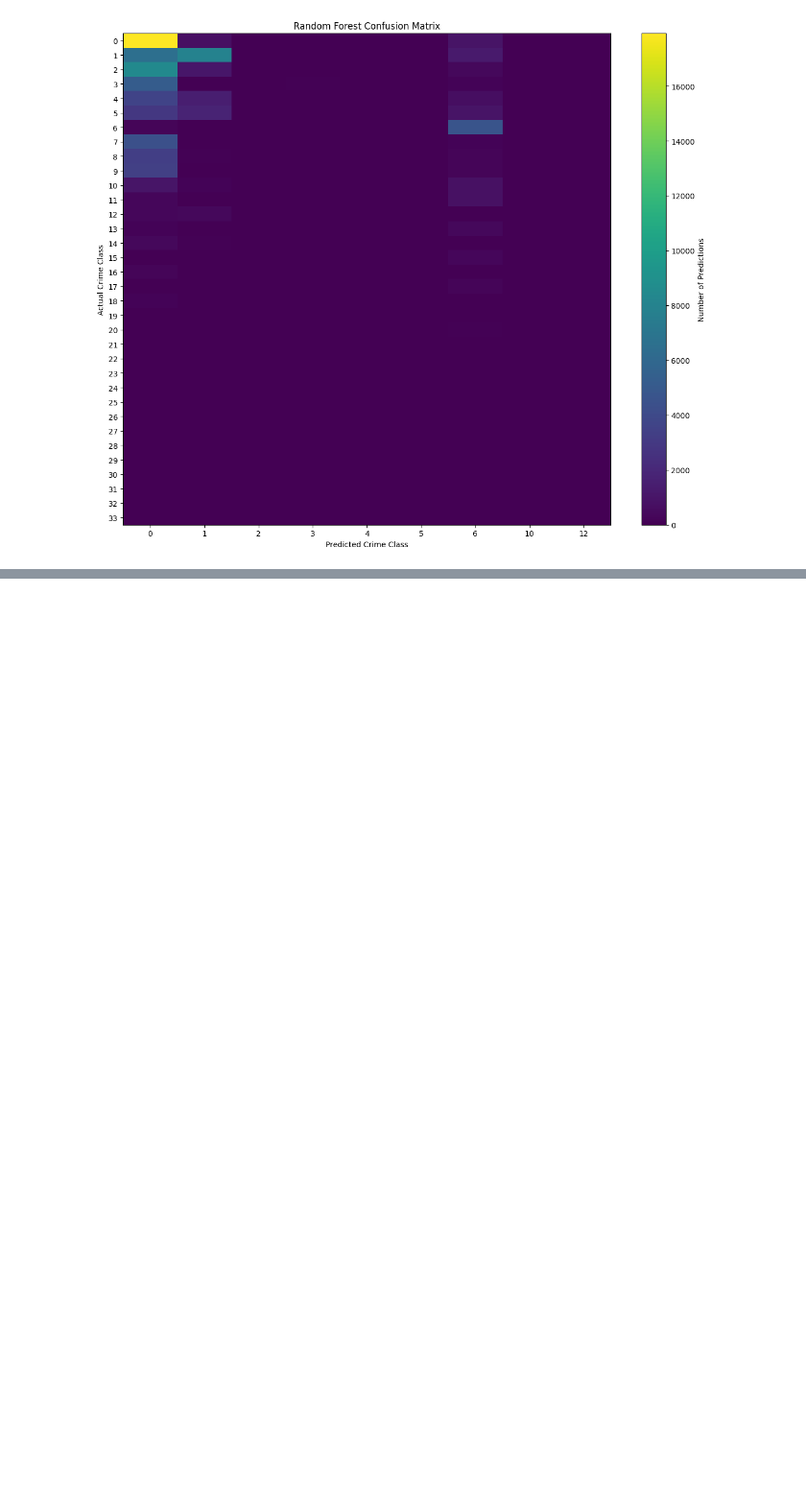
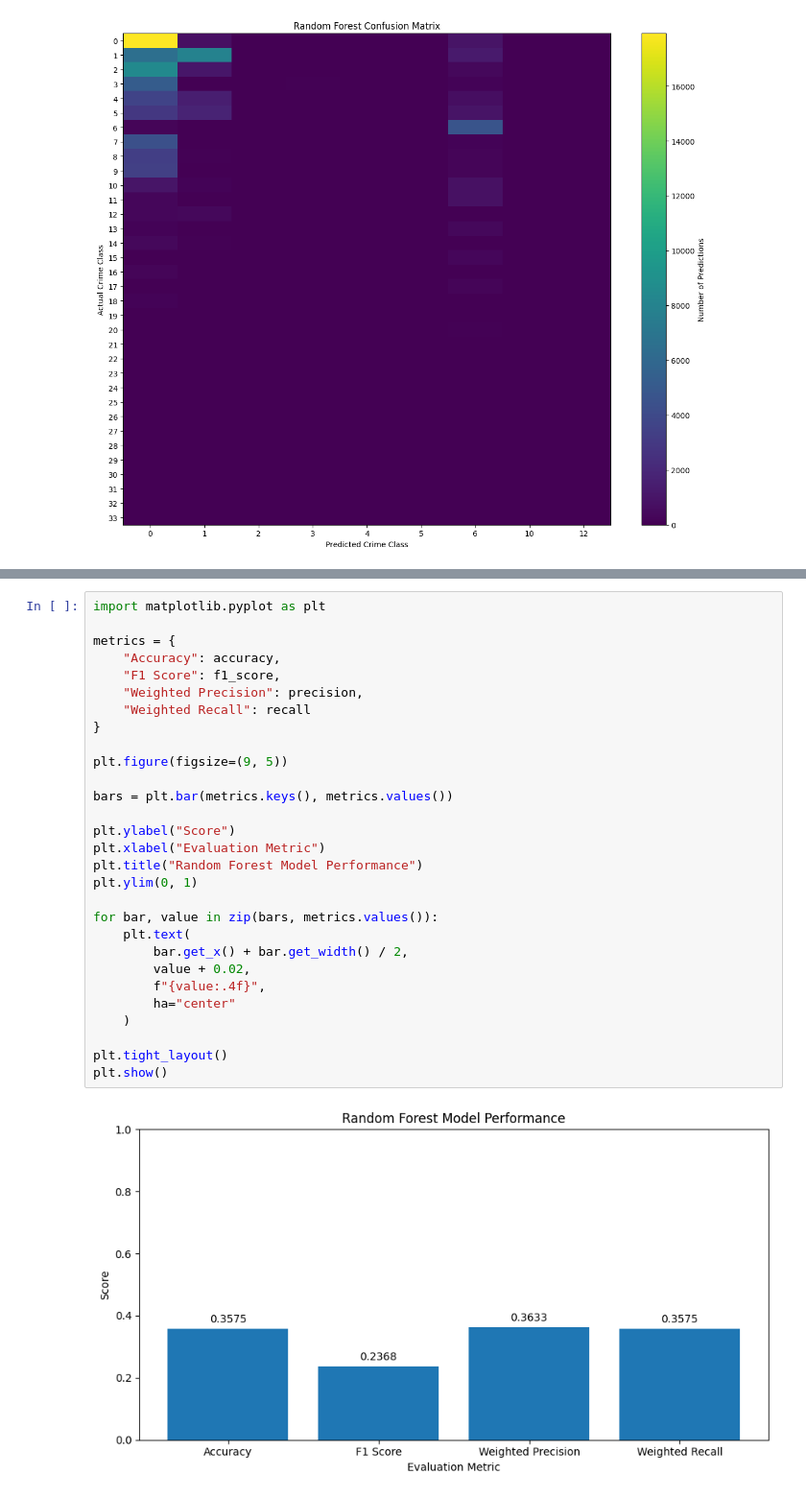
Before and after one commit to tess-ahh/crime-data-analysis-and-prediction, a Jupyter notebook: crime_data_analysis_prediction.ipynb, the cells around one changed output, grey strips where cells are left out. Shown at 96% size. Cells and saved outputs as stored; diff of their text form; blank space fills up the shorter version.

```diff
--- a/crime_data_analysis_prediction.ipynb
+++ b/crime_data_analysis_prediction.ipynb
@@ -2535,0 +2672,31 @@ plt.show()
+# %%
+import matplotlib.pyplot as plt
+
+metrics = {
+    "Accuracy": accuracy,
+    "F1 Score": f1_score,
+    "Weighted Precision": precision,
+    "Weighted Recall": recall
+}
+
+plt.figure(figsize=(9, 5))
+
+bars = plt.bar(metrics.keys(), metrics.values())
+
+plt.ylabel("Score")
+plt.xlabel("Evaluation Metric")
+plt.title("Random Forest Model Performance")
+plt.ylim(0, 1)
+
+for bar, value in zip(bars, metrics.values()):
+    plt.text(
+        bar.get_x() + bar.get_width() / 2,
+        value + 0.02,
+        f"{value:.4f}",
+        ha="center"
+    )
+
+plt.tight_layout()
+plt.show()
+# %% [output]
+[figure, added]
```
Also changed, not shown: parts of 9 cells of this notebook.
